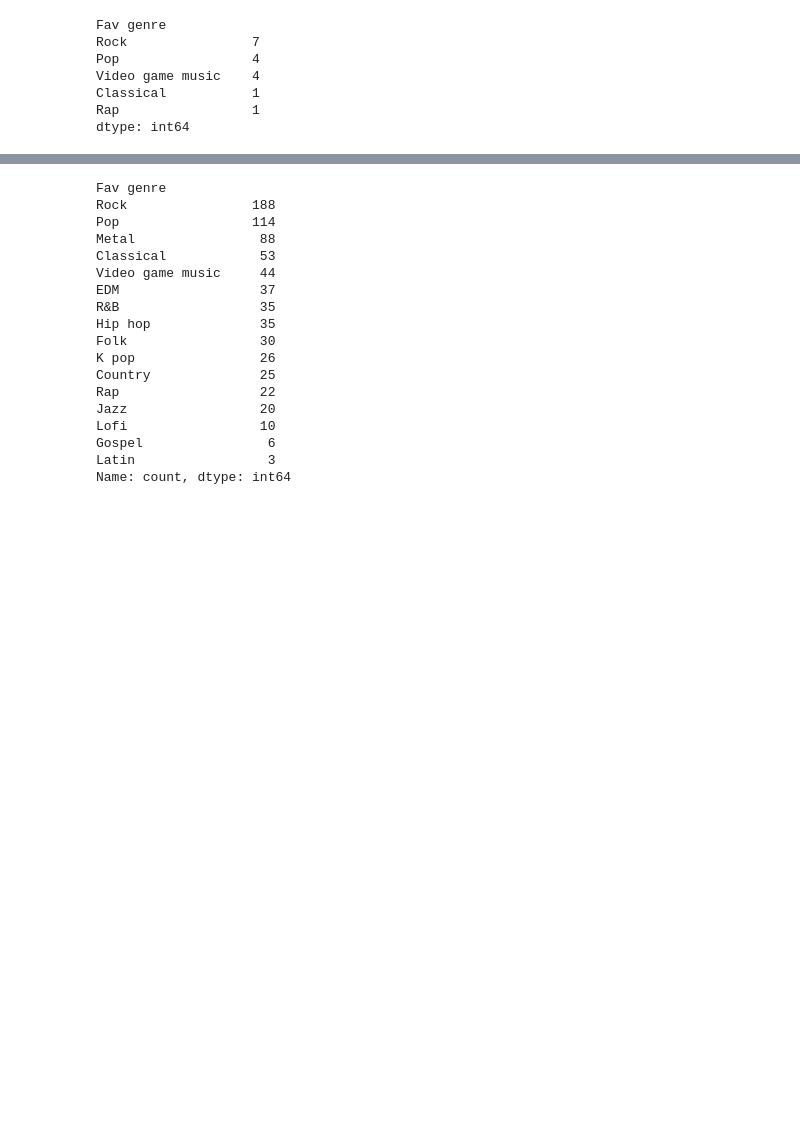
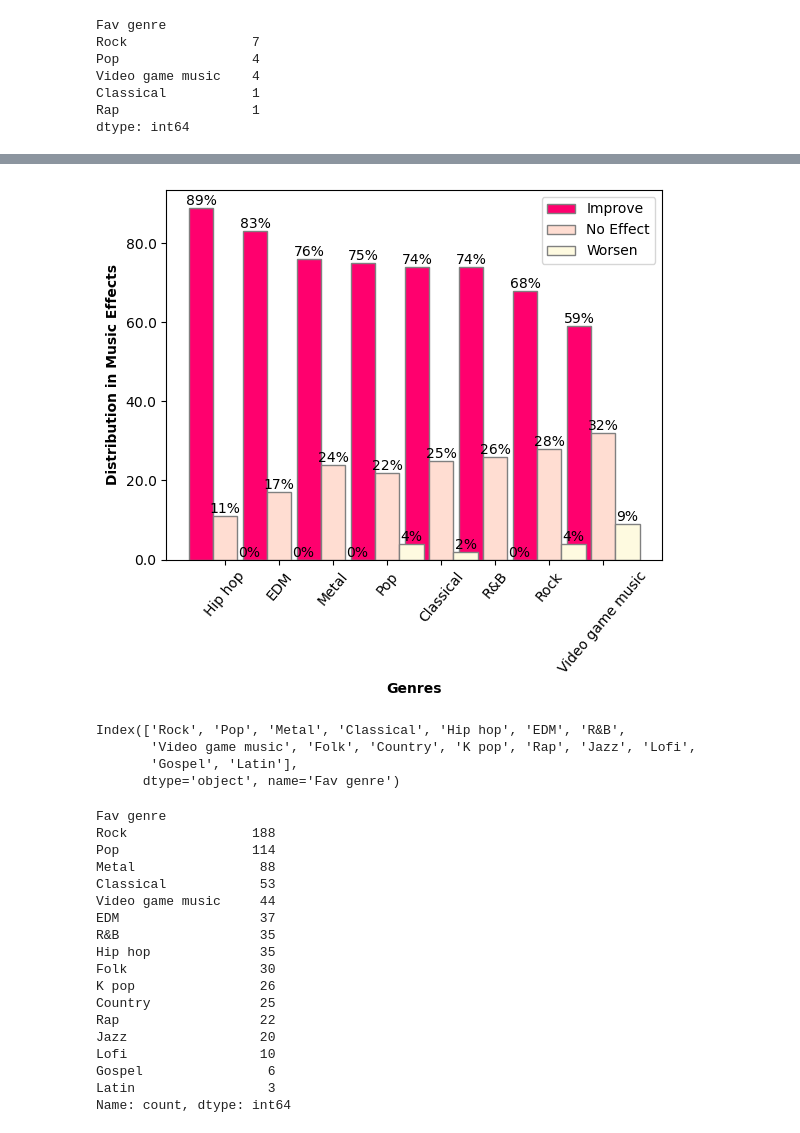
Before and after one commit to TheWizler/project1_group_10, a Jupyter notebook: gabriela's_work/Q1.ipynb, the cells around one changed output, grey strips where cells are left out. Cells and saved outputs as stored; diff of their text form; code cells hidden in the pictures; blank space fills up the shorter version.

```diff
--- a/gabriela's_work/Q1.ipynb
+++ b/gabriela's_work/Q1.ipynb
@@ -221,3 +322,58 @@ plt.show()
+# %%
+# Data from the table
+genres = filtered.index
+values=filtered.values.T
+
+
+# Create a figure and axis
+fig, ax = plt.subplots()
+
+# Set the width of the bars
+bar_width = 0.45
+
+# Set the position of the bars on the x-axis
+r1 = range(len(genres))
+r2 = [x + bar_width for x in r1]
+r3 = [x + bar_width*2 for x in r1]
+
+
+
+# Plot the bars
+bar1= plt.bar(r1,values[0], color='#ff006e', width=bar_width, edgecolor='grey', label='Improve')
+bar2=plt.bar(r2,values[1], color= "#ffddd2", width=bar_width, edgecolor='grey', label='No Effect')
+bar3=plt.bar(r3,values[2], color='#fefae0', width=bar_width, edgecolor='grey', label='Worsen')
+
+# Add xticks on the middle of the group bars
+plt.xlabel('Genres', fontweight='bold')
+plt.ylabel("Distribution in Music Effects",fontweight='bold')
+
+plt.xticks([r + bar_width for r in range(len(genres))], genres, rotation=50)
+
+# Convert Y-axis to percentage format
+ax.yaxis.set_major_formatter(plt.FuncFormatter(lambda x, _: '{:,}'.format(x)))
+
+
+# Add values on top of the bars
+for bars in [bar1, bar2, bar3]:
+    for bar in bars:
+        height = bar.get_height()
+        ax.text(bar.get_x() + bar.get_width() / 2, height, '{:.0f}%'.format(height),
+                ha='center', va='bottom')
+
+
+# Add a legend
+plt.legend()
+plt.show()
+# %% [output]
+[figure, added]
+# %%
+genres = organize_data.index
+genres
+# %% [output]
+Index(['Rock', 'Pop', 'Metal', 'Classical', 'Hip hop', 'EDM', 'R&B',
+       'Video game music', 'Folk', 'Country', 'K pop', 'Rap', 'Jazz', 'Lofi',
+       'Gospel', 'Latin'],
+      dtype='object', name='Fav genre')
 # %%
 fav_genre=df["Fav genre"].value_counts()
 fav_genre
```
Also changed, not shown: parts of 23 cells of this notebook, 4 other files.
